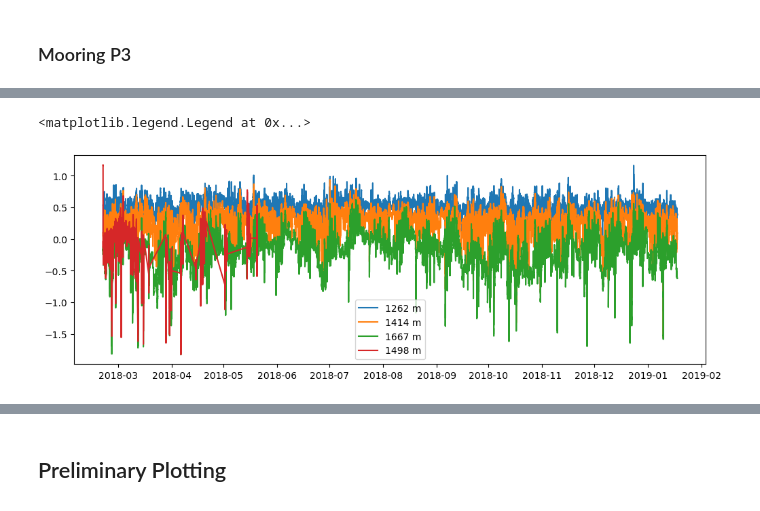
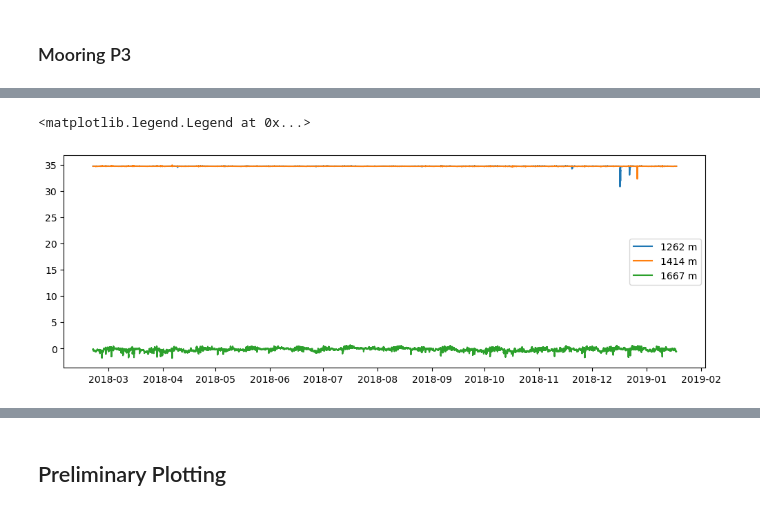
Before and after one commit to MackenzieBlanusa/TNB_tools, a Jupyter notebook: momentum_balance/P2_P3_RSO2018_DataPrep.ipynb, the cells around one changed output, grey strips where cells are left out. Cells and saved outputs as stored; diff of their text form; code cells hidden in the pictures.

Commit message:
Re-processed P2 and P3 data

```diff
--- a/momentum_balance/P2_P3_RSO2018_DataPrep.ipynb
+++ b/momentum_balance/P2_P3_RSO2018_DataPrep.ipynb
@@ -40,3 +55,21 @@ def convert_time(start_time,var,ds):
+# %%
+import pandas as pd
+import numpy as np
+
+def convert_time(start_time, var, ds, round_to="s"):
+    """
+    Convert 'days since start_time' to datetime64 with clean rounding.
+    """
+    base_time = pd.Timestamp(start_time)
+
+    td = pd.to_timedelta(ds[var].values, unit="D")
+
+    time = base_time + td
+
+    if round_to is not None:
+        time = time.round(round_to)
+
+    return time.to_numpy(dtype="datetime64[ns]")
 # %%
 ds = ds.squeeze()
 # %%
@@ -423,15 +727,15 @@ Depth: 1263 m"""
 # Create Dataset 2: SBE37_s1802RPC1_16417
 # Depth: 1262 m
 
-time = convert_time(start_time="1950-01-01T00:00:00",var='Instrument_02_Time', ds=ds1)
+time = convert_time(start_time="1950-01-01T00:00:00",var='Instrument_02_Time', ds=ds1, round_to='s')
 time = time.squeeze()
 
 ds_sbe1_P3 = xr.Dataset(
     data_vars = dict(
-        pressure = (['time'], ds1['Instrument_02_Press'].data),
+        pres = (['time'], ds1['Instrument_02_Press'].data),
         temp = (['time'], ds1['Instrument_02_Temp'].data),
         sal = (['time'], ds1['Instrument_02_Sali'].data),
-        cond = (['time'], ds1['Instrument_02_Cond'].data)
+        con = (['time'], ds1['Instrument_02_Cond'].data)
     ),
     coords = dict(time=time)
 )
@@ -453,15 +757,15 @@ Depth: 1262 m"""
 # Create Dataset 2: SBE37_s1802RPC2_16418
 # Depth: 1414 m
 
-time = convert_time(start_time="1950-01-01T00:00:00",var='Instrument_03_Time', ds=ds1)
+time = convert_time(start_time="1950-01-01T00:00:00",var='Instrument_03_Time', ds=ds1, round_to='s')
 time = time.squeeze()
 
 ds_sbe2_P3 = xr.Dataset(
     data_vars = dict(
-        pressure = (['time'], ds1['Instrument_03_Press'].data),
+        pres = (['time'], ds1['Instrument_03_Press'].data),
         temp = (['time'], ds1['Instrument_03_Temp'].data),
         sal = (['time'], ds1['Instrument_03_Sali'].data),
-        cond = (['time'], ds1['Instrument_03_Cond'].data)
+        con = (['time'], ds1['Instrument_03_Cond'].data)
     ),
     coords = dict(time=time)
 )
@@ -483,15 +793,15 @@ Depth: 1414 m"""
 # Create Dataset 2: SBE37_s1802RPC3_16419
 # Depth: 1667 m
 
-time = convert_time(start_time="1950-01-01T00:00:00",var='Instrument_04_Time', ds=ds1)
+time = convert_time(start_time="1950-01-01T00:00:00",var='Instrument_04_Time', ds=ds1, round_to='s')
 time = time.squeeze()
 
 ds_sbe3_P3 = xr.Dataset(
     data_vars = dict(
-        pressure = (['time'], ds1['Instrument_04_Press'].data),
+        pres = (['time'], ds1['Instrument_04_Press'].data),
         temp = (['time'], ds1['Instrument_04_Temp'].data),
         sal = (['time'], ds1['Instrument_04_Sali'].data),
-        cond = (['time'], ds1['Instrument_04_Cond'].data)
+        con = (['time'], ds1['Instrument_04_Cond'].data)
     ),
     coords = dict(time=time)
 )
@@ -569,12 +879,12 @@ Distance from Bottom: 22 m"""
 # %%
 # make some preliminary plots
 fig = plt.figure(figsize=(12,4))
 
-plt.plot(ds_sbe1_P3.time,ds_sbe1_P3.temp, label='1262 m')
-plt.plot(ds_sbe2_P3.time,ds_sbe2_P3.temp, label='1414 m')
-plt.plot(ds_sbe3_P3.time,ds_sbe3_P3.temp, label='1667 m')
-plt.plot(ds_sbe4_P3.time,ds_sbe4_P3.temp, label='1498 m')
+plt.plot(ds_sbe1_P3.time,ds_sbe1_P3.sal, label='1262 m')
+plt.plot(ds_sbe2_P3.time,ds_sbe2_P3.sal, label='1414 m')
+plt.plot(ds_sbe3_P3.time,ds_sbe3_P3.sal, label='1667 m')
+# plt.plot(ds_sbe4_P3.time,ds_sbe4_P3.sal, label='1498 m')
 plt.legend()
 # %% [output]
 <matplotlib.legend.Legend at 0x...>
-[figure, old version]
+[figure, new version]
```
Also changed, not shown: parts of 52 cells of this notebook.
